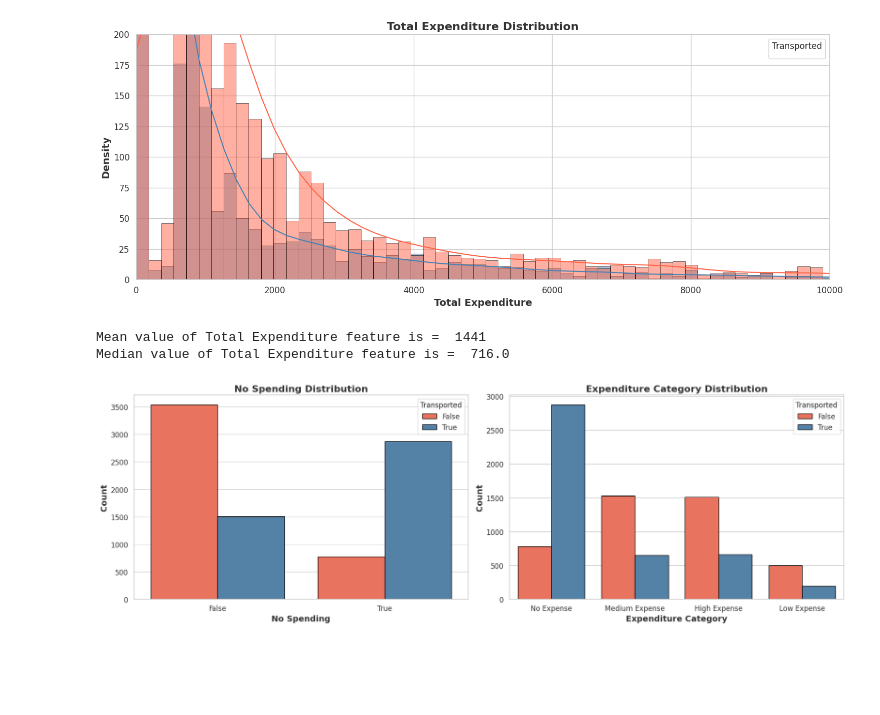
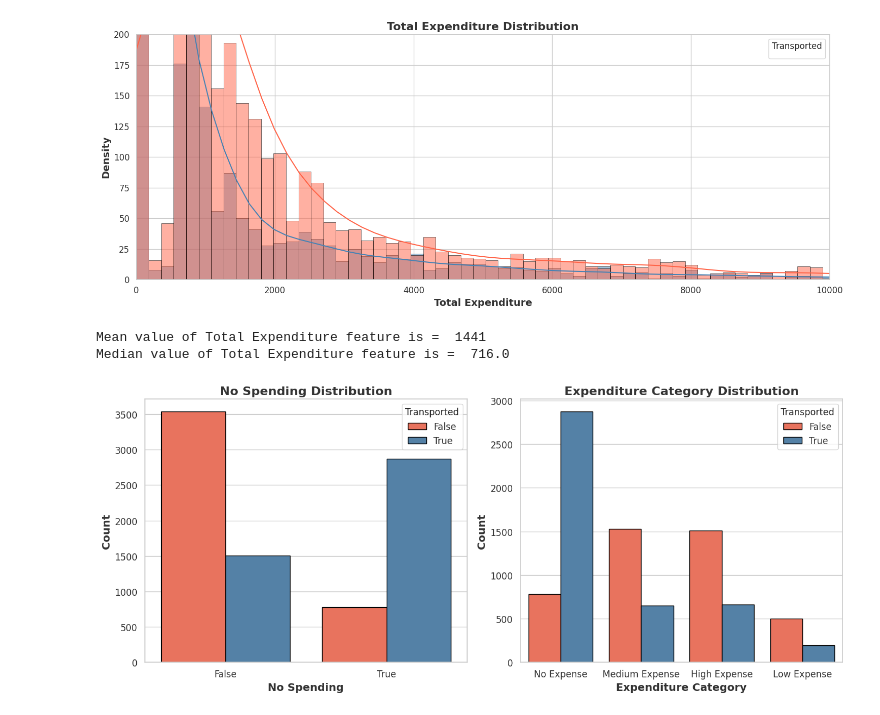
Before and after one commit to 7PAM2015-0509-2023-Team-8/Kaggle-Challenge, a Jupyter notebook: Kaggle_Challenge.ipynb, the cells around one changed output. Drawn from its saved outputs; the diff is of its cells as text; code cells hidden in the pictures; blank space fills up the shorter version.

```diff
--- a/Kaggle_Challenge.ipynb
+++ b/Kaggle_Challenge.ipynb
@@ -365,43 +365,42 @@ def expenditure_category(df):
             expense_category.append("Low Expense")
         elif (i>716 and i<=1441):
             expense_category.append("Medium Expense")
         elif (i>1441):
             expense_category.append("High Expense")
 
     df["Expenditure Category"] = expense_category
 
 expenditure_category(train_df)
 expenditure_category(test_df)
 
-# plotting the graph
-# Define columns of interest
+# plotting the graph and columns of interest
 cols = ["No Spending", "Expenditure Category"]
 
-# Set custom colors for plot
-custom_palette = ["#FF6347", "#4682B4"]  # Tomato and SteelBlue
+# Set custom colors
+custom_palette = ["#FF6347", "#4682B4"]
 
 # Create the plot
-plt.figure(figsize=(18, 6))
+plt.figure(figsize=(14, 6))
 
 for idx, column in enumerate(cols):
     plt.subplot(1, 2, idx + 1)
     sns.countplot(
         x=column,
         hue="Transported",
         data=train_df,
         palette=custom_palette,
-        edgecolor='black',  # Add black edges to bars for visibility
+        edgecolor='black',
     )
-    plt.title(f"{column} Distribution", fontsize=16, fontweight='bold', color='#333333')  # Title customization
-    plt.xlabel(column, fontsize=14, fontweight='bold', color='#333333')  # X-axis label customization
-    plt.ylabel("Count", fontsize=14, fontweight='bold', color='#333333')  # Y-axis label customization
-    plt.xticks(fontsize=12, color='#333333')  # Customize x-axis tick font size and color
-    plt.yticks(fontsize=12, color='#333333')  # Customize y-axis tick font size and color
-    plt.legend(title="Transported", fontsize=12, title_fontsize=12, labelcolor='#333333')  # Customize legend font size and color
+    plt.title(f"{column} Distribution", fontsize=16, fontweight='bold', color='#333333')
+    plt.xlabel(column, fontsize=14, fontweight='bold', color='#333333')
+    plt.ylabel("Count", fontsize=14, fontweight='bold', color='#333333')
+    plt.xticks(fontsize=12, color='#333333')
+    plt.yticks(fontsize=12, color='#333333')
+    plt.legend(title="Transported", fontsize=12, title_fontsize=12, labelcolor='#333333')
     plt.tight_layout()
 
 plt.show()
 # %% [output]
 Mean value of Total Expenditure feature is =  1441
 Median value of Total Expenditure feature is =  716.0
-[figure, old version]
+[figure, new version]
```
